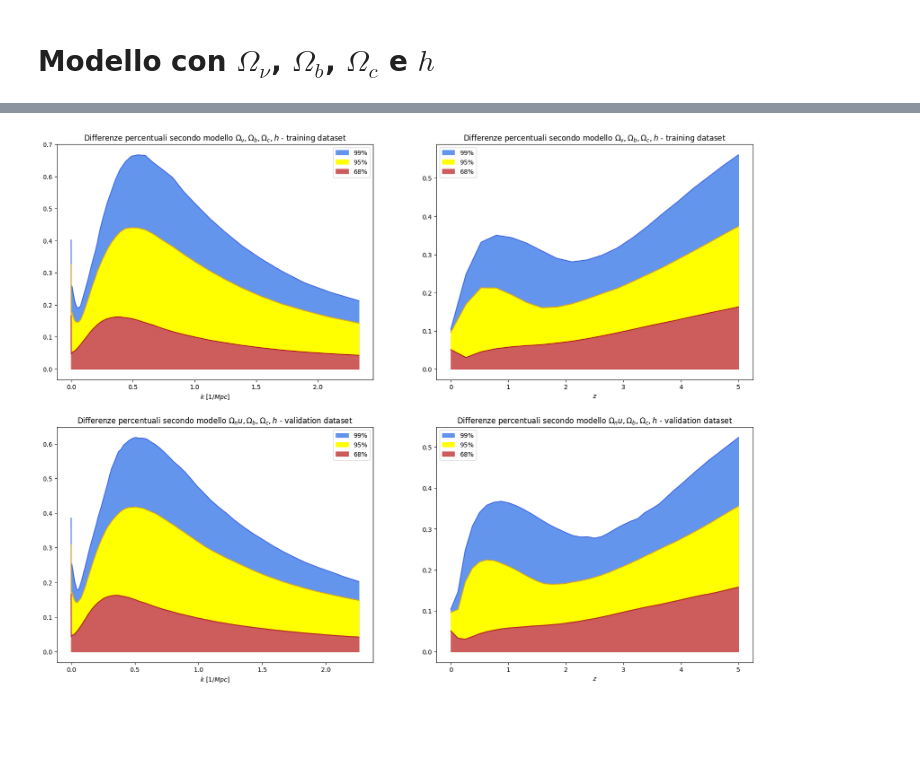
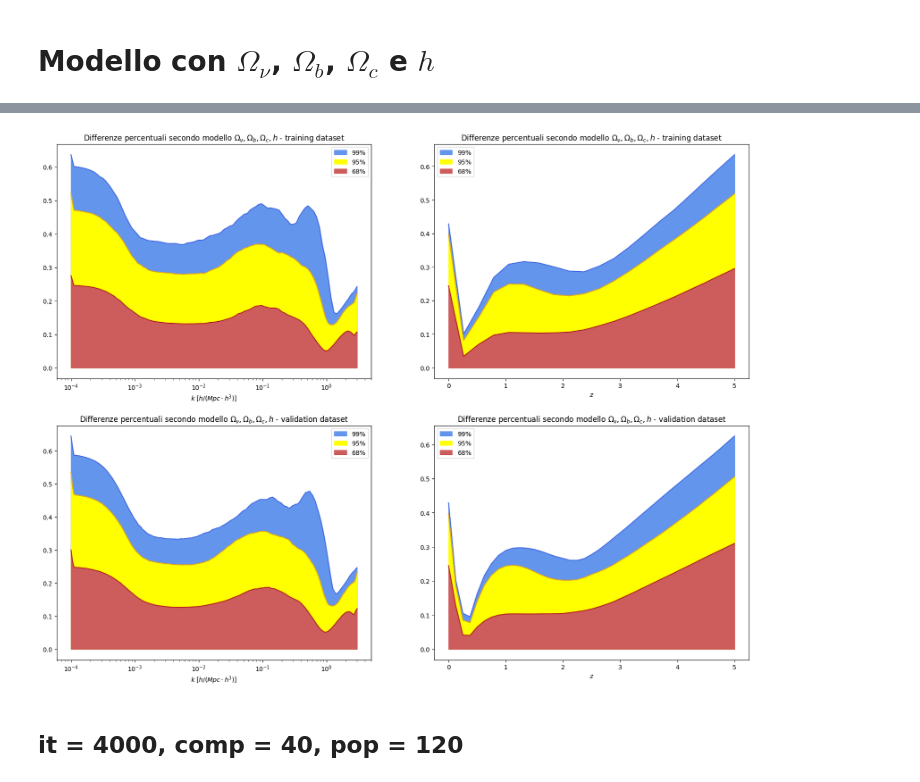
Before and after one commit to ste-cartu/Bachelor-Thesis, a Jupyter notebook: code/graphs_sim.ipynb, the cells around one changed output, grey strips where cells are left out. Drawn from its saved outputs; the diff is of its cells as text; code cells hidden in the pictures; blank space fills up the shorter version.

```diff
--- a/code/graphs_sim.ipynb
+++ b/code/graphs_sim.ipynb
@@ -800,65 +829,68 @@ $e^{\frac{x_{0}}{- x_{4} - \left(\frac{x_{1}^{x_{4} + x_{5}} x_{3}}{x_{0}}\right
 # %%
 # preparo il plot delle differenze con il training dataset
 
-diffk_otherbase = np.zeros([nc*nz,nk])
-diffz_otherbase = np.zeros([nc*nk,nz])
+diffk_VBCh_1 = np.zeros([nc*nz,nk])
+diffz_VBCh_1 = np.zeros([nc*nk,nz])
 
-data_otherbase = np.load('../files/data_otherbase_[' +str(nk)+ ',' +str(nz)+ ',comb=' +str(nc)+ '].npy')
+data_VBCh_1 = np.load('../files/data_VBCh_[' +str(nk)+ ',' +str(nz)+ ',comb=' +str(nc)+ '].npy')
 
-testk_otherbase = data_otherbase[np.argsort(data_otherbase[:, 1])]
+testk_VBCh_1 = data_VBCh_1[np.argsort(data_VBCh_1[:, 1])]
 for i in range(nk) :
-    diffk_otherbase[:,i] = 100*np.abs(1-model_otherbase.predict(testk_otherbase[i*nc*nz:i*nc*nz+nc*nz,:-1])/testk_otherbase[i*nc*nz:i*nc*nz+nc*nz,-1])
-diffk_otherbase = np.sort(diffk_otherbase, axis=0)
+    diffk_VBCh_1[:,i] = 100*np.abs(1-model_VBCh_1.predict(testk_VBCh_1[i*nc*nz:i*nc*nz+nc*nz,:-1])/testk_VBCh_1[i*nc*nz:i*nc*nz+nc*nz,-1])
+diffk_VBCh_1 = np.sort(diffk_VBCh_1, axis=0)
 
-testz_otherbase = data_otherbase[np.argsort(data_otherbase[:, 2])]
+testz_VBCh_1 = data_VBCh_1[np.argsort(data_VBCh_1[:, 2])]
 for i in range(nz) :
-    diffz_otherbase[:,i] = 100*np.abs(1-model_otherbase.predict(testz_otherbase[i*nc*nk:i*nc*nk+nc*nk,:-1])/testz_otherbase[i*nc*nk:i*nc*nk+nc*nk,-1])
-diffz_otherbase = np.sort(diffz_otherbase, axis=0)
+    diffz_VBCh_1[:,i] = 100*np.abs(1-model_VBCh_1.predict(testz_VBCh_1[i*nc*nk:i*nc*nk+nc*nk,:-1])/testz_VBCh_1[i*nc*nk:i*nc*nk+nc*nk,-1])
+diffz_VBCh_1 = np.sort(diffz_VBCh_1, axis=0)
 # %%
 # preparo il plot delle differenze con il validation dataset
 
-data_otherbase_v = np.load('../files/data-val_otherbase_[' +str(nkv)+ ',' +str(nzv)+ ',comb=' +str(ncv)+ '].npy')
+data_VBCh_v1 = np.load('../files/data-val_VBCh_[' +str(nkv)+ ',' +str(nzv)+ ',comb=' +str(ncv)+ '].npy')
 
-diffk_otherbase_v = np.zeros([ncv*nzv,nkv])
-diffz_otherbase_v = np.zeros([ncv*nkv,nzv])
+diffk_VBCh_v1 = np.zeros([ncv*nzv,nkv])
+diffz_VBCh_v1 = np.zeros([ncv*nkv,nzv])
 
-testk_otherbase_v = data_otherbase_v[np.argsort(data_otherbase_v[:, 1])]
+testk_VBCh_v1 = data_VBCh_v1[np.argsort(data_VBCh_v1[:, 1])]
 for i in range(nkv) :
-    diffk_otherbase_v[:,i] = 100*np.abs(1-model_otherbase.predict(testk_otherbase_v[i*ncv*nzv:i*ncv*nzv+ncv*nzv,:-1])/testk_otherbase_v[i*ncv*nzv:i*ncv*nzv+ncv*nzv,-1])
-diffk_otherbase_v = np.sort(diffk_otherbase_v, axis=0)
+    diffk_VBCh_v1[:,i] = 100*np.abs(1-model_VBCh_1.predict(testk_VBCh_v1[i*ncv*nzv:i*ncv*nzv+ncv*nzv,:-1])/testk_VBCh_v1[i*ncv*nzv:i*ncv*nzv+ncv*nzv,-1])
+diffk_VBCh_v1 = np.sort(diffk_VBCh_v1, axis=0)
 
-testz_otherbase_v = data_otherbase_v[np.argsort(data_otherbase_v[:, 2])]
+testz_VBCh_v1 = data_VBCh_v1[np.argsort(data_VBCh_v1[:, 2])]
 for i in range(nzv) :
-    diffz_otherbase_v[:,i] = 100*np.abs(1-model_otherbase.predict(testz_otherbase_v[i*ncv*nkv:i*ncv*nkv+ncv*nkv,:-1])/testz_otherbase_v[i*ncv*nkv:i*ncv*nkv+ncv*nkv,-1])
-diffz_otherbase_v = np.sort(diffz_otherbase_v, axis=0)
+    diffz_VBCh_v1[:,i] = 100*np.abs(1-model_VBCh_1.predict(testz_VBCh_v1[i*ncv*nkv:i*ncv*nkv+ncv*nkv,:-1])/testz_VBCh_v1[i*ncv*nkv:i*ncv*nkv+ncv*nkv,-1])
+diffz_VBCh_v1 = np.sort(diffz_VBCh_v1, axis=0)
 # %%
 fig, axs = plt.subplots(2, 2, figsize=(20, 15), gridspec_kw={'hspace': 0.2, 'wspace': 0.2})
 
 x = [[kk, zz], [kkv, zzv]]
-diff = [[diffk_otherbase, diffz_otherbase], [diffk_otherbase_v, diffz_otherbase_v]]
+diff = [[diffk_VBCh_1, diffz_VBCh_1], [diffk_VBCh_v1, diffz_VBCh_v1]]
 
 for i in range(2) :
     for j in range(2) :
         ind99 = int((diff[i][j].shape[0]/100)*99)
         axs[i,j].plot(x[i][j], diff[i][j][ind99,:], color='royalblue')
         axs[i,j].fill_between(x[i][j], diff[i][j][ind99,:], color='cornflowerblue', label='$99\%$')
 
         ind95 = int((diff[i][j].shape[0]/100)*95)
         axs[i,j].plot(x[i][j], diff[i][j][ind95,:], color='goldenrod')
         axs[i,j].fill_between(x[i][j], diff[i][j][ind95,:], color='yellow', label='$95\%$')
 
         ind68 = int((diff[i][j].shape[0]/100)*68)
         axs[i,j].plot(x[i][j], diff[i][j][ind68,:], color='firebrick')
         axs[i,j].fill_between(x[i][j], diff[i][j][ind68,:], color='indianred', label='$68\%$')
 
         axs[i,j].legend()
         axs[0,j].set_title(r'Differenze percentuali secondo modello $\Omega_\nu, \Omega_b, \Omega_c, h$ - training dataset')
-        axs[1,j].set_title(r'Differenze percentuali secondo modello $\Omega_nu, \Omega_b, \Omega_c, h$ - validation dataset')
+        axs[1,j].set_title(r'Differenze percentuali secondo modello $\Omega_\nu, \Omega_b, \Omega_c, h$ - validation dataset')
 
-        axs[i,0].set_xlabel('$k \ [1/Mpc]$')
+        axs[i,0].set_xscale('log')
+        axs[i,0].set_xlabel('$k \ [h/(Mpc \cdot h^3)]$')
         axs[i,1].set_xlabel('$z$')
 
-plt.savefig('../plots/diff_otherbase.pdf')
+plt.savefig('../plots/diff_VBCh_1.pdf')
 plt.show()
 # %% [output]
-[figure, old version]
+[figure, new version]
+# %% [markdown]
+## it = 4000, comp = 40, pop = 120
```
Also changed, not shown: parts of 51 cells of this notebook, 31 other files.
